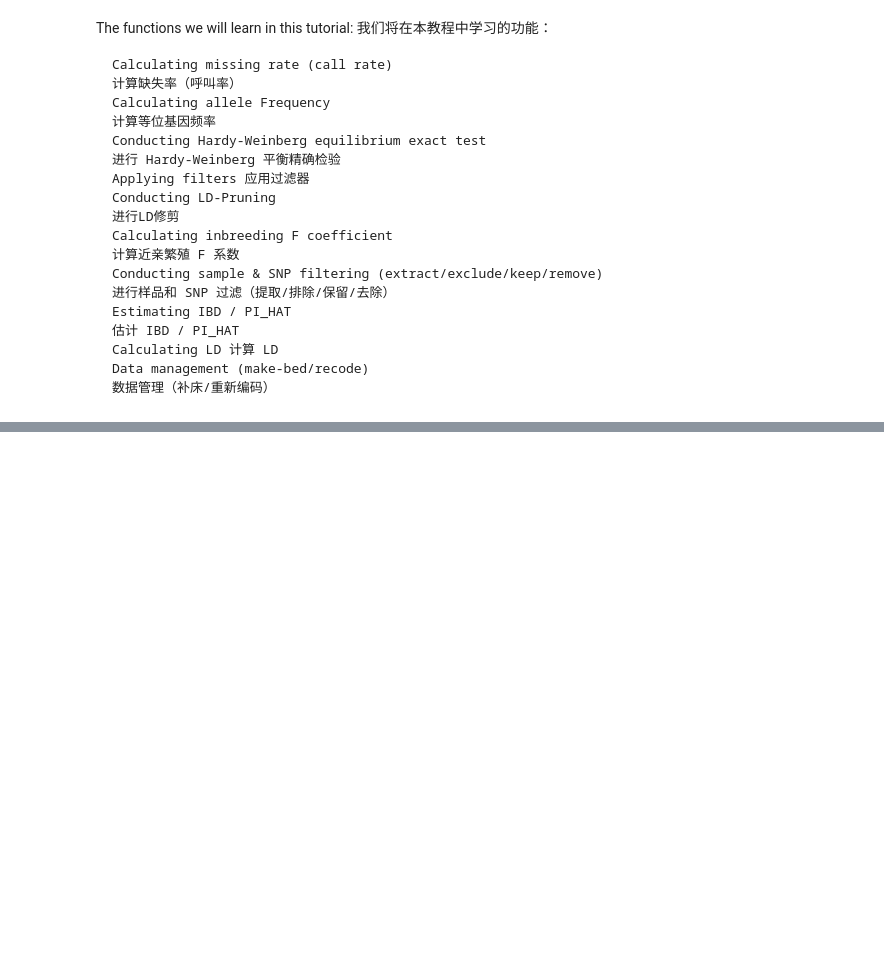
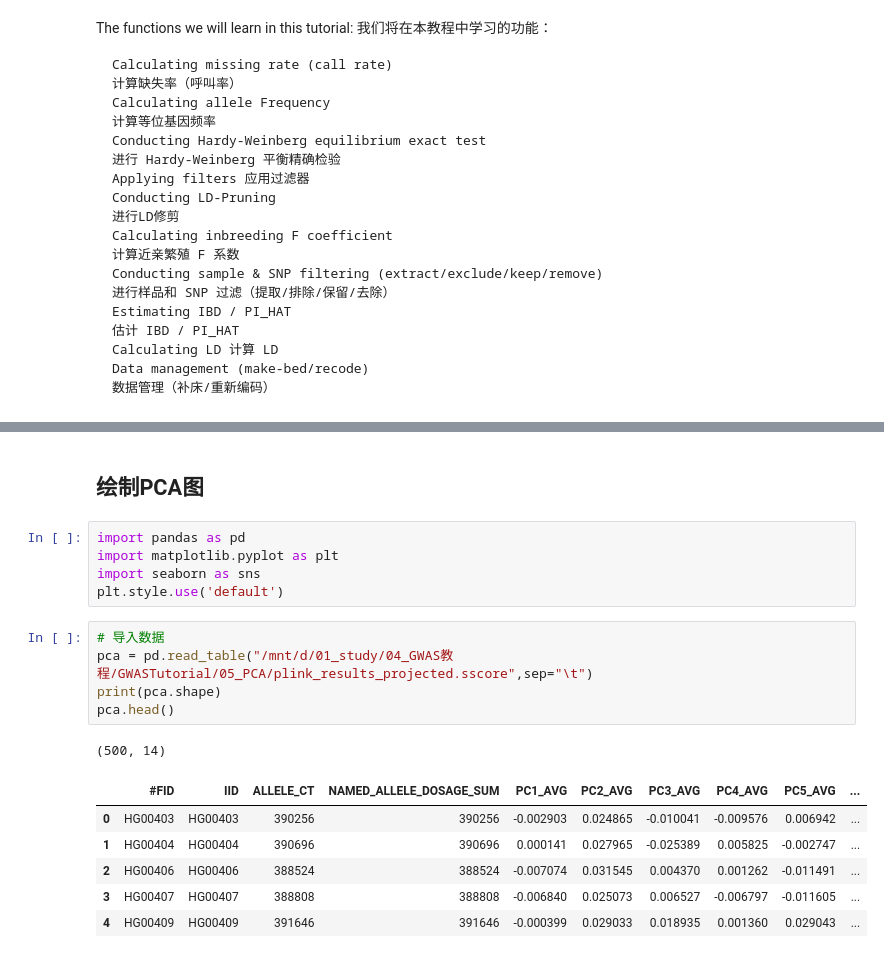
Before and after one commit to luozhenyu0911/note_sharing, a Jupyter notebook: notebook/20251020_GWAS.ipynb, the cells around one changed output, grey strips where cells are left out. Cells and saved outputs as stored; diff of their text form; blank space fills up the shorter version.

```diff
--- a/notebook/202510?_GWAS.ipynb
+++ b/notebook/20251020_GWAS.ipynb
@@ -224,0 +265,20 @@ plink2 \
+# %% [markdown]
+## 绘制PCA图
+# %%
+import pandas as pd
+import matplotlib.pyplot as plt
+import seaborn as sns
+plt.style.use('default')
+# %%
+# 导入数据
+pca = pd.read_table("/mnt/d/01_study/04_GWAS教程/GWASTutorial/05_PCA/plink_results_projected.sscore",sep="\t")
+print(pca.shape)
+pca.head()
+# %% [output]
+(500, 14)
+|  | #FID | IID | ALLELE_CT | NAMED_ALLELE_DOSAGE_SUM | PC1_AVG | PC2_AVG | PC3_AVG | PC4_AVG | PC5_AVG | ... |
+| 0 | HG00403 | HG00403 | 390256 | 390256 | -0.002903 | 0.024865 | -0.010041 | -0.009576 | 0.006942 | ... |
+| 1 | HG00404 | HG00404 | 390696 | 390696 | 0.000141 | 0.027965 | -0.025389 | 0.005825 | -0.002747 | ... |
+| 2 | HG00406 | HG00406 | 388524 | 388524 | -0.007074 | 0.031545 | 0.004370 | 0.001262 | -0.011491 | ... |
+| 3 | HG00407 | HG00407 | 388808 | 388808 | -0.006840 | 0.025073 | 0.006527 | -0.006797 | -0.011605 | ... |
+| 4 | HG00409 | HG00409 | 391646 | 391646 | -0.000399 | 0.029033 | 0.018935 | 0.001360 | 0.029043 | ... |
```
Also changed, not shown: parts of 33 cells of this notebook, 3 other files.
